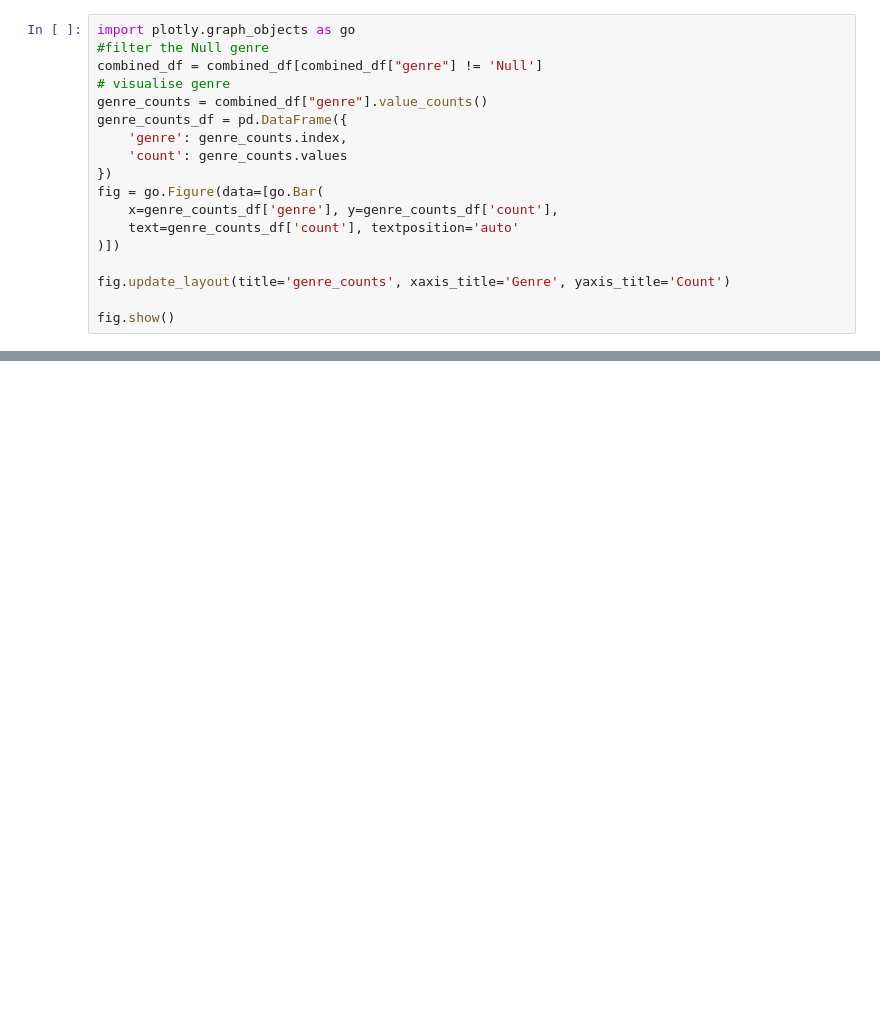
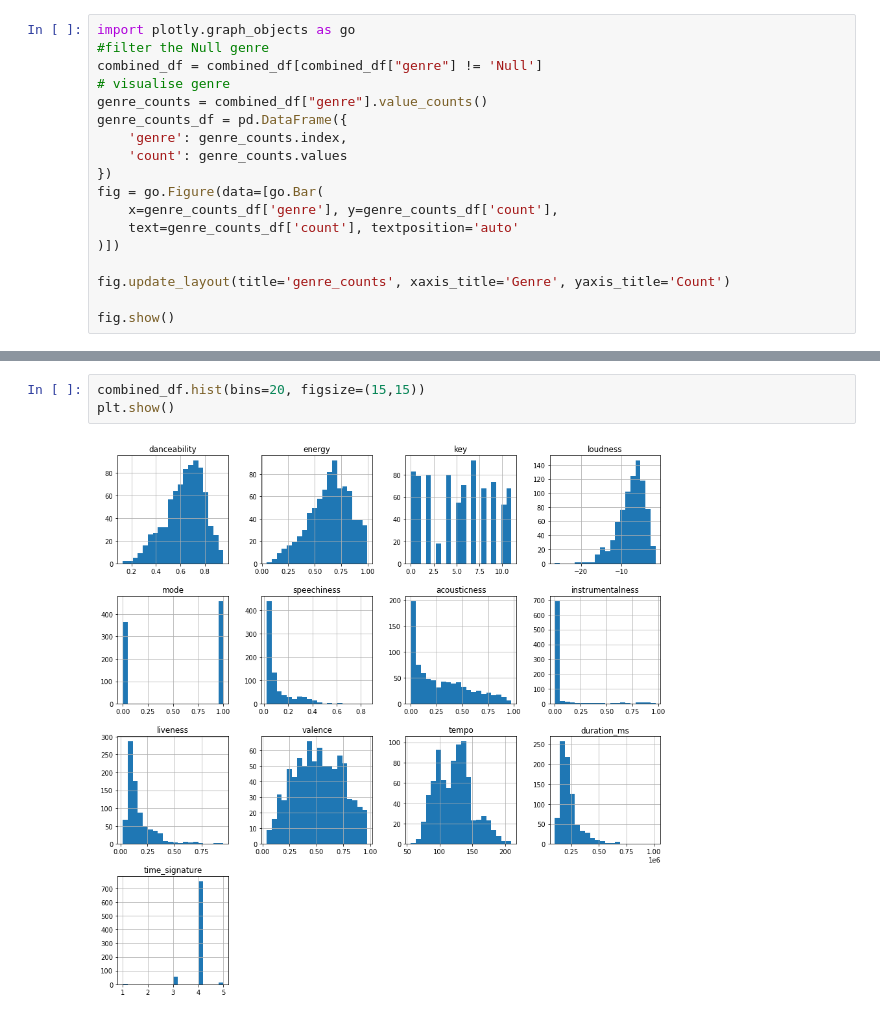
Before and after one commit to MikeJR111/Spotify-Top-50-Song-Data-ETL-Pipeline-and-Analysis, a Jupyter notebook: Genre Classification Report/Genre_Classification.ipynb, the cells around one changed output, grey strips where cells are left out. Cells and saved outputs as stored; diff of their text form; blank space fills up the shorter version.

```diff
--- a/Genre Classification Report/Genre_Classification.ipynb
+++ b/Genre Classification Report/Genre_Classification.ipynb
@@ -179,0 +166,5 @@ audio_feature.describe()
+# %%
+combined_df.hist(bins=20, figsize=(15,15))
+plt.show()
+# %% [output]
+[figure, added]
```
Also changed, not shown: parts of 13 cells of this notebook.
